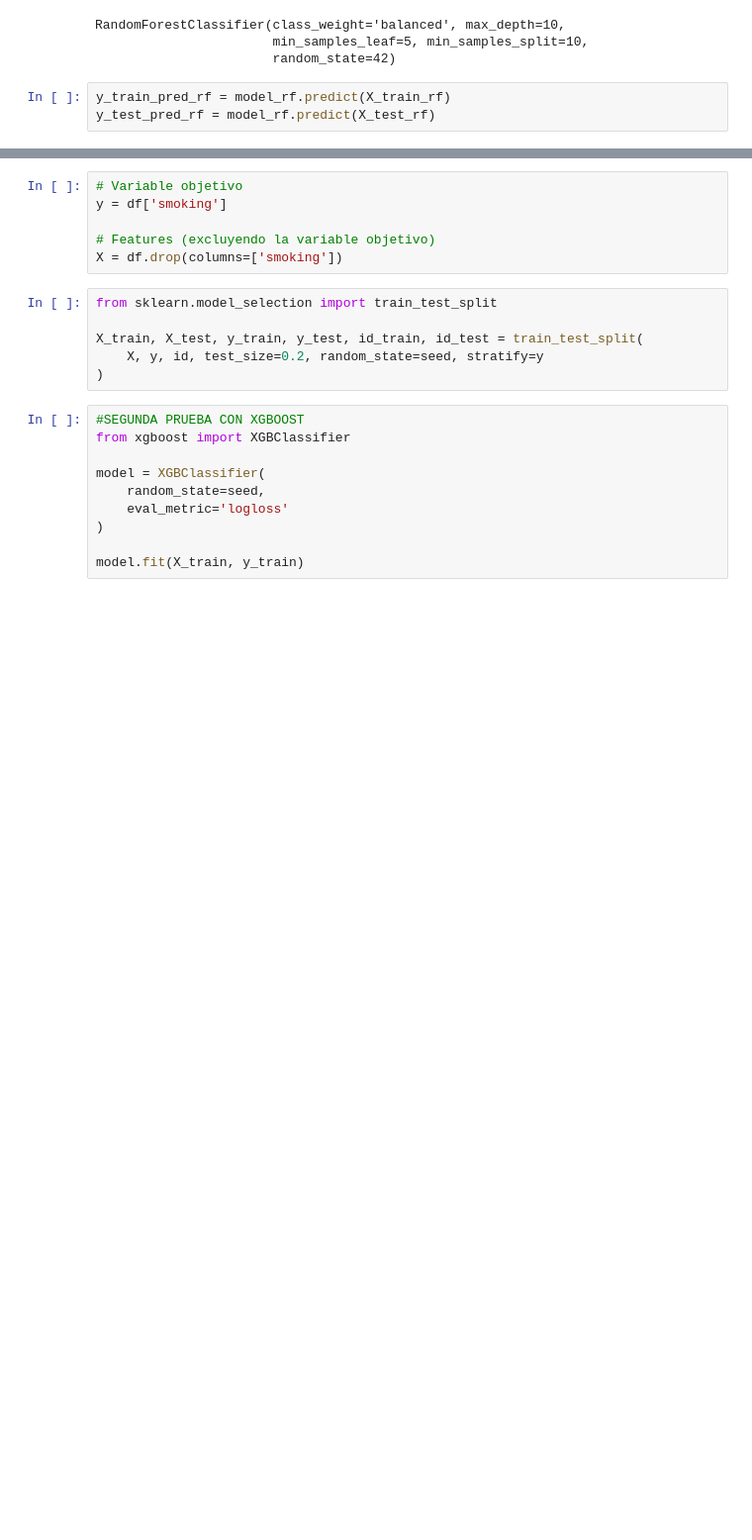
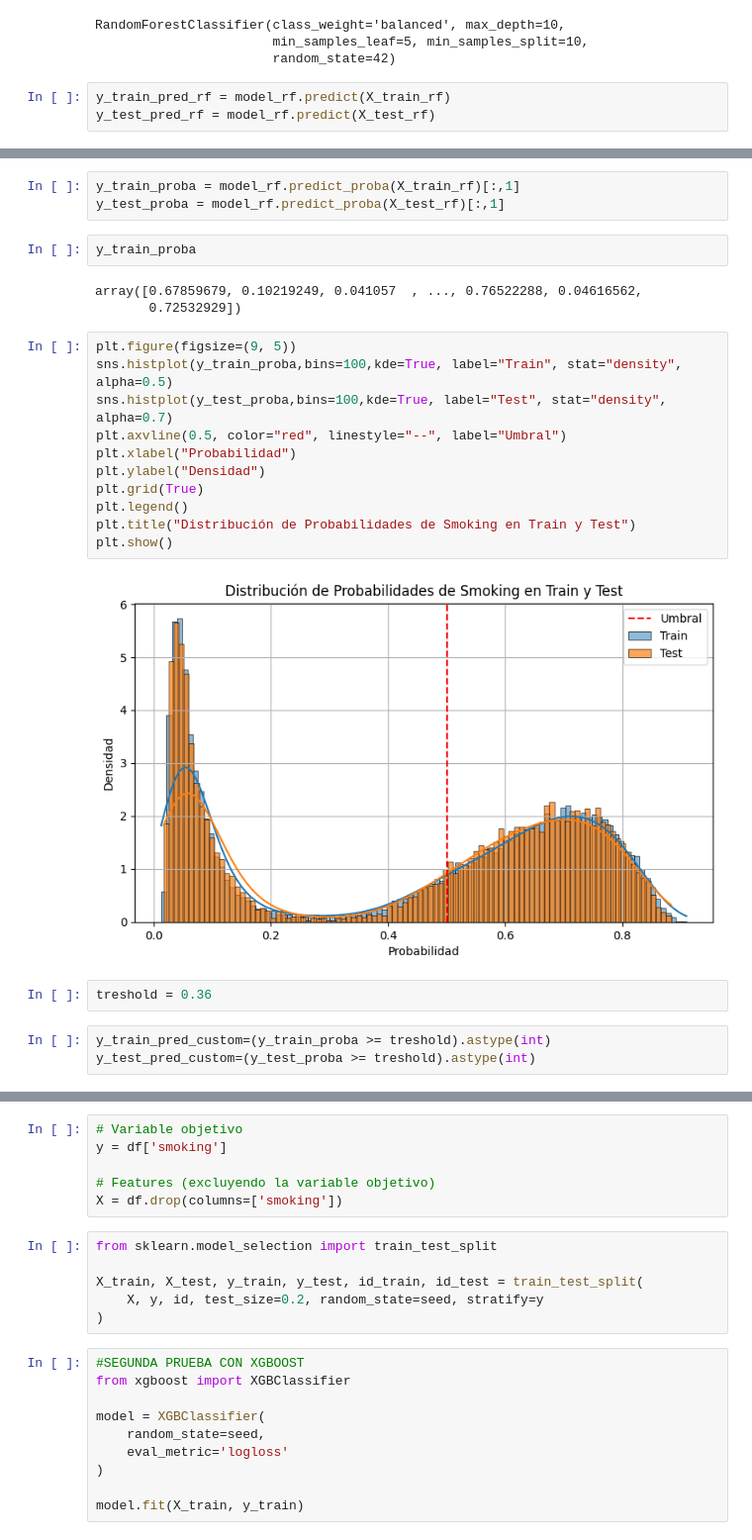
Before and after one commit to FernandoBurza/TP2-FernandoBurza, a Jupyter notebook: FernandoBurzaTP2.ipynb, the cells around one changed output, grey strips where cells are left out. Shown at 99% size. Saved outputs shown, nothing was run; the diff lists cells and outputs as text; blank space fills up the shorter version.

```diff
--- a/FernandoBurzaTP2.ipynb
+++ b/FernandoBurzaTP2.ipynb
@@ -421,3 +429,29 @@ Classification Report:
     accuracy                           0.73     10000
    macro avg       0.76      0.77      0.73     10000
 weighted avg       0.80      0.73      0.74     10000
+# %%
+y_train_proba = model_rf.predict_proba(X_train_rf)[:,1]
+y_test_proba = model_rf.predict_proba(X_test_rf)[:,1]
+# %%
+y_train_proba
+# %% [output]
+array([0.67859679, 0.10219249, 0.041057  , ..., 0.76522288, 0.04616562,
+       0.72532929])
+# %%
+plt.figure(figsize=(9, 5))
+sns.histplot(y_train_proba,bins=100,kde=True, label="Train", stat="density", alpha=0.5)
+sns.histplot(y_test_proba,bins=100,kde=True, label="Test", stat="density", alpha=0.7)
+plt.axvline(0.5, color="red", linestyle="--", label="Umbral")
+plt.xlabel("Probabilidad")
+plt.ylabel("Densidad")
+plt.grid(True)
+plt.legend()
+plt.title("Distribución de Probabilidades de Smoking en Train y Test")
+plt.show()
+# %% [output]
+[figure, added]
+# %%
+treshold = 0.36
+# %%
+y_train_pred_custom=(y_train_proba >= treshold).astype(int)
+y_test_pred_custom=(y_test_proba >= treshold).astype(int)
```
Also changed, not shown: parts of 10 cells of this notebook, 1 other file.
